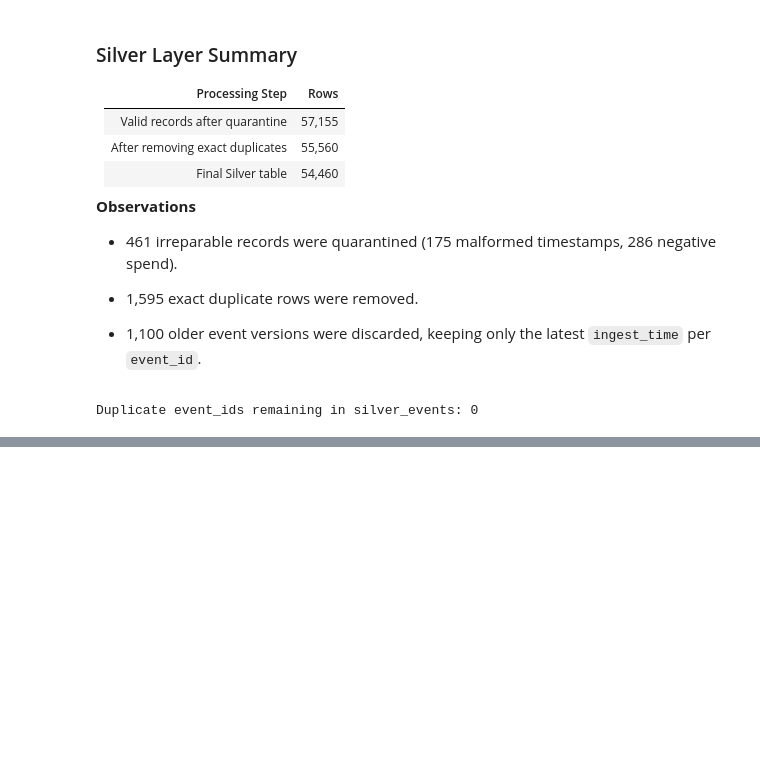
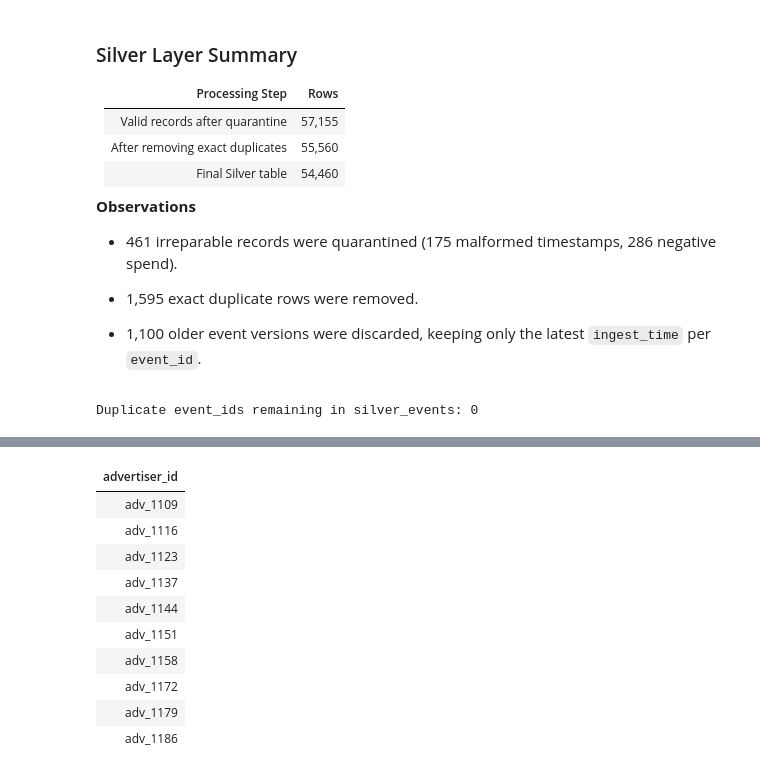
Before and after one commit to Lekhapriyadharshini/lekhapriyadharshini-data-engineering, a Jupyter notebook: projects/01-medallion-data-pipeline/notebooks/DSP_Medallion_Pipeline.ipynb, the cells around one changed output, grey strips where cells are left out. Cells and saved outputs as stored; diff of their text form; code cells hidden in the pictures; blank space fills up the shorter version.

```diff
--- a/projects/01-medallion-data-pipeline/notebooks/DSP_Medallion_Pipeline.ipynb
+++ b/projects/01-medallion-data-pipeline/notebooks/DSP_Medallion_Pipeline.ipynb
@@ -416,0 +503,14 @@ Silver Quarantine: 461
+# %%
+display(advertisers.select("advertiser_id").distinct())
+# %% [output]
+| advertiser_id |
+| adv_1109 |
+| adv_1116 |
+| adv_1123 |
+| adv_1137 |
+| adv_1144 |
+| adv_1151 |
+| adv_1158 |
+| adv_1172 |
+| adv_1179 |
+| adv_1186 |
```
Also changed, not shown: parts of 14 cells of this notebook.
